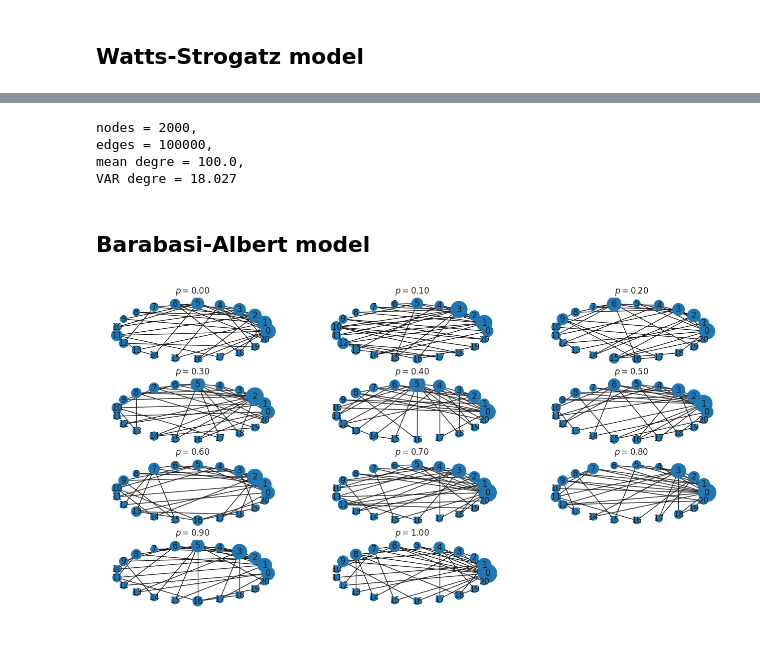
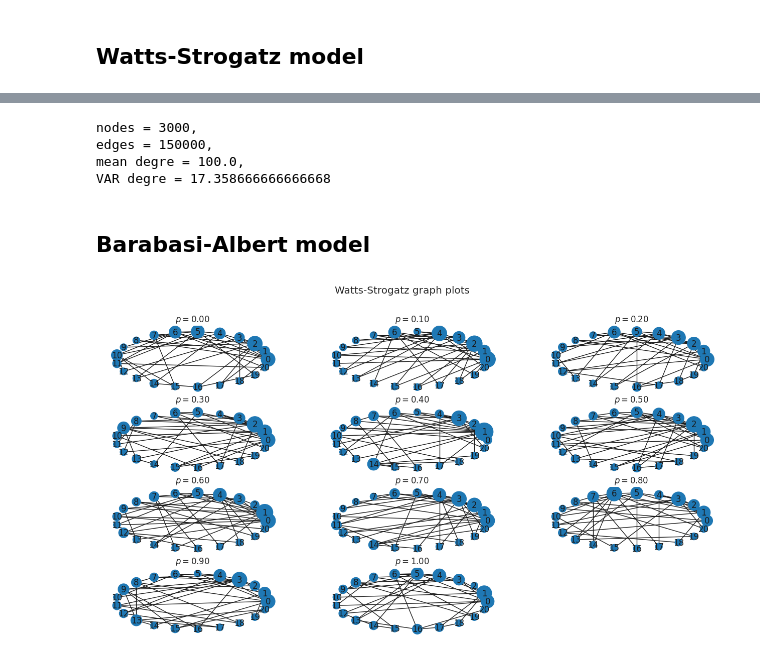
Before and after one commit to meluzyn100/DPOCN, a Jupyter notebook: labs/list3/list3_1.ipynb, the cells around one changed output, grey strips where cells are left out. Saved outputs shown, nothing was run; the diff lists cells and outputs as text; code cells hidden in the pictures.

```diff
--- a/labs/list3/list3_1.ipynb
+++ b/labs/list3/list3_1.ipynb
@@ -147,16 +173,11 @@ def _density(k, K, p):
 def density(ks, K, p):
     return [_density(k, K, p ) for k in ks]
 # %%
-n = 2000
+n = 3000
 p = 0.2
 K = 100
 g2 = Graph().Watts_Strogatz_model(n, K, p)
 
 
 degree_sequence = g2.degree_sequence()
-xs = np.arange(min(degree_sequence), max(degree_sequence),1)
-simulation = plt.hist(degree_sequence, density= True, bins=range(max(degree_sequence)))
-plt.scatter(xs, density(xs, K, p), c= "r", label = "teo $p_k$")
-plt.legend()
-
-plt.show()
+xs = np.arange(min(degree_sequence), max(degree_sequence), 1)
@@ -190,10 +220,10 @@ edges = {len(g2.edges)},
 mean degre = {np.mean(degree_sequence)},
 VAR degre = {np.var(degree_sequence)}""")
 # %% [output]
-nodes = 2000,
-edges = 100000,
+nodes = 3000,
+edges = 150000,
 mean degre = 100.0,
-VAR degre = 18.027
+VAR degre = 17.358666666666668
 # %% [markdown]
 ## Barabasi-Albert model
 # %%
@@ -269,17 +299,20 @@ class Graph(nx.Graph):
 # %%
 bvals = np.linspace(0,1,11)
 m0 = 3
 n = 2
 iterations  = 18
-plt.figure(figsize=(16,8))
+fig = plt.figure(figsize=(16,8))
 for m, b in enumerate(bvals):
     plt.subplot(4,3,m+1)
     g3 = Graph().barabasi_albert_model(m0, n, iterations = iterations)
     plt.title(r"$p = %.2f$"%b)
     # nx.draw_circular(g1, with_labels = True)
     nx.draw_circular(g3, with_labels = True, node_size=[v * 50 for v in dict(g3.degree()).values()])
+
+fig.suptitle("Watts-Strogatz graph plots")
+plt.show()
 # %% [output]
-[figure, old version]
+[figure, new version]
 # %%
 m0 = 10
 n = 2
```
Also changed, not shown: parts of 13 cells of this notebook, 6 other files.
